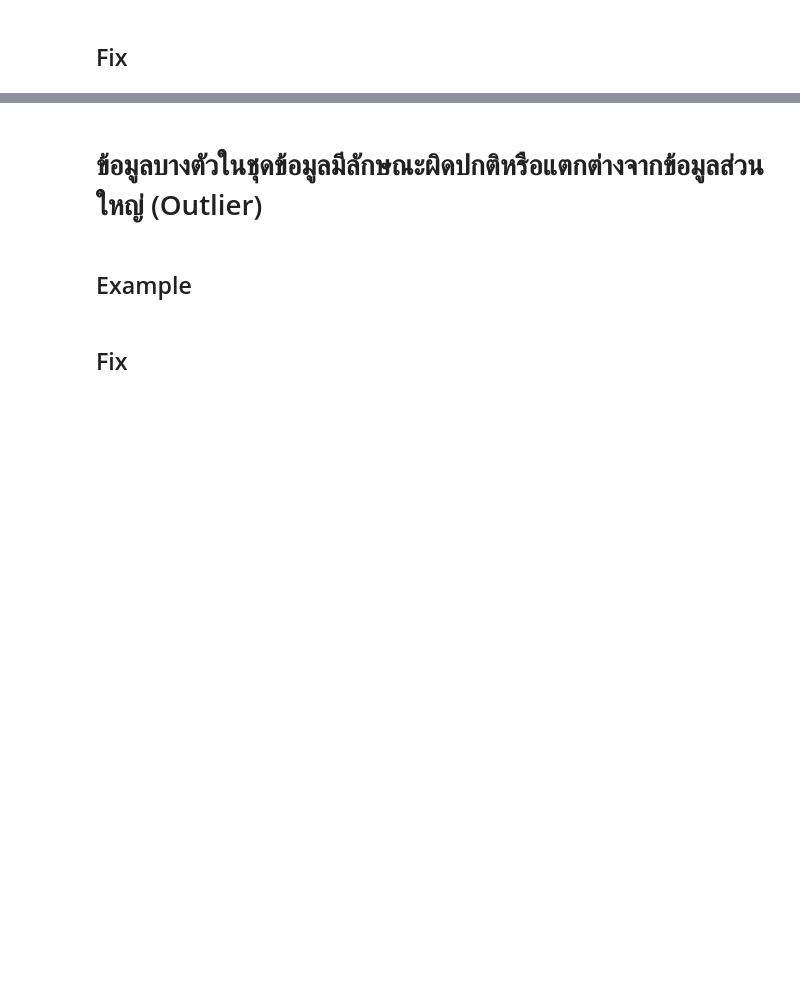
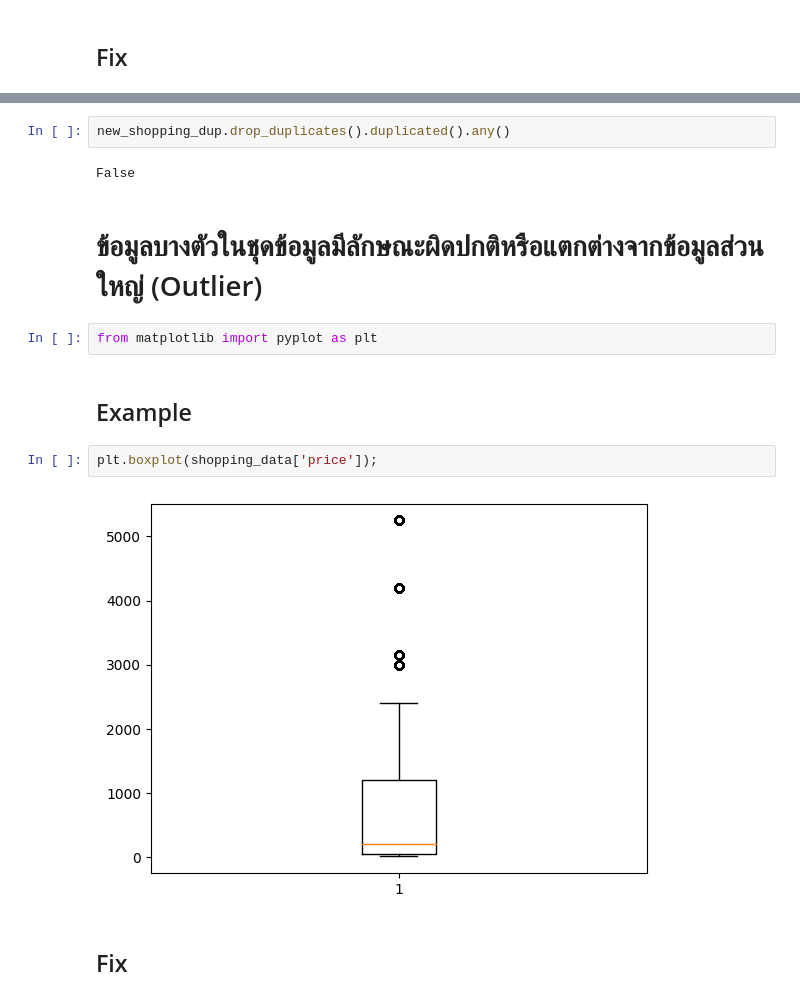
Before and after one commit to NarissaraYo/BSC_DPDM23, a Jupyter notebook: Data_Preprocessing.ipynb, the cells around one changed output, grey strips where cells are left out. Saved outputs shown, nothing was run; the diff lists cells and outputs as text; blank space fills up the shorter version.

Commit message:
missing duplicate outlier

```diff
--- a/Data_Preprocessing.ipynb
+++ b/Data_Preprocessing.ipynb
@@ -213,6 +288,16 @@ new_shopping_data_fillcloth.describe()
+# %%
+new_shopping_dup.drop_duplicates().duplicated().any()
+# %% [output]
+False
 # %% [markdown]
 # ข้อมูลบางตัวในชุดข้อมูลมีลักษณะผิดปกติหรือแตกต่างจากข้อมูลส่วนใหญ่ (Outlier)
+# %%
+from matplotlib import pyplot as plt
 # %% [markdown]
 ## Example
+# %%
+plt.boxplot(shopping_data['price']);
+# %% [output]
+[figure, added]
 # %% [markdown]
 ## Fix
```
Also changed, not shown: parts of 13 cells of this notebook.
